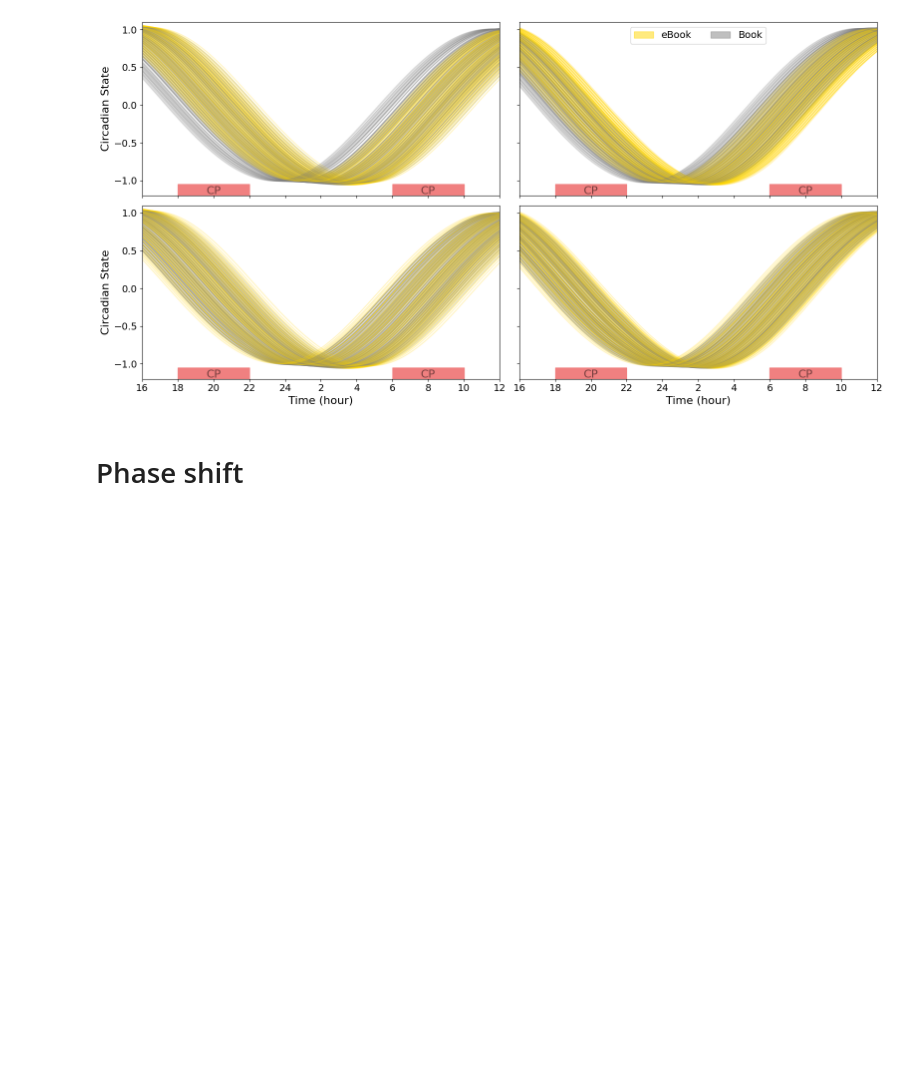
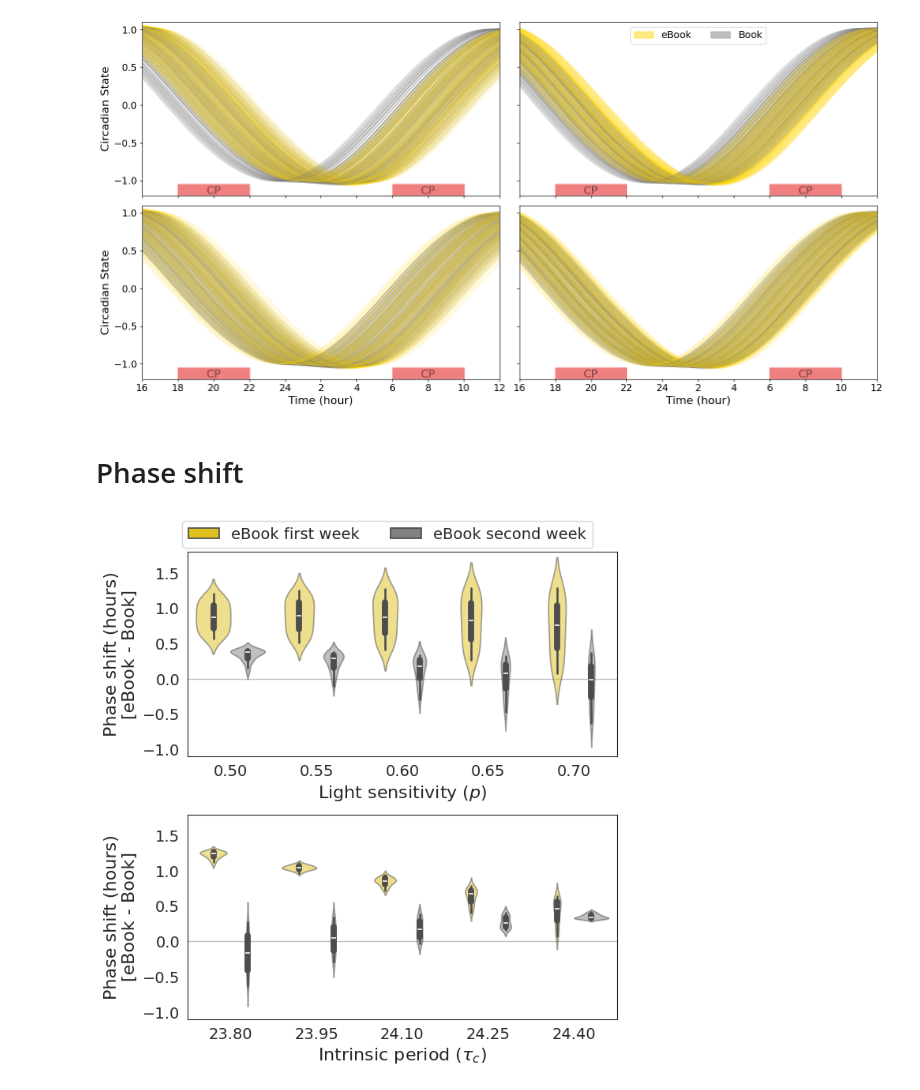
Before and after one commit to ftavella/evening_light_article, a Jupyter notebook: 14_figure_2.ipynb, the cells around one changed output. Saved outputs shown, nothing was run; the diff lists cells and outputs as text; code cells hidden in the pictures; blank space fills up the shorter version.

Commit message:
phase shift plots

```diff
--- a/14_figure_2.ipynb
+++ b/14_figure_2.ipynb
@@ -156 +159,76 @@ plt.show()
 simulation_features = pd.read_csv("data/chang14_selected_light_sensitivity_parameters/selected_light_sensitivity_parameters_simulation_features.csv", index_col=0)
+# %%
+def get_shift_data(simulation_features, baseline_condition, light_condition, ebook_order):
+    book_day = 12 if ebook_order == 'ebook_first' else 6
+    ebook_day = 6 if ebook_order == 'ebook_first' else 12
+    book_cbtmin = simulation_features[(simulation_features['day'] == book_day) & (simulation_features['daily_condition'] == 'Book') &
+                                        (simulation_features['simulation_condition'] == f'chang14_{baseline_condition}{ebook_order}') &
+                                        (simulation_features['light_condition'] == light_condition)]
+    ebook_cbtmin = simulation_features[(simulation_features['day'] == ebook_day) & (simulation_features['daily_condition'] == 'eBook') &
+                                        (simulation_features['simulation_condition'] == f'chang14_{baseline_condition}{ebook_order}') &
+                                        (simulation_features['light_condition'] == light_condition)]
+    shift = pd.DataFrame()
+    shift['diff'] = ebook_cbtmin['cbtmin'] - book_cbtmin['cbtmin']
+    shift['simulation_condition'] = ebook_cbtmin['simulation_condition']
+    shift['light_condition'] = light_condition
+    shift['p'] = selected_parameters['p'].values
+    shift['k'] = selected_parameters['k'].values
+    shift['tauc'] = selected_parameters['tauc'].values
+
+    return shift
+# %%
+baseline_condition = '' # ['high_', '']
+shift_first = get_shift_data(simulation_features, baseline_condition, light_condition, 'ebook_first')
+shift_second = get_shift_data(simulation_features, baseline_condition, light_condition, 'ebook_second')
+df = pd.concat([shift_first, shift_second])
+
+sns.set_style('white')
+
+palette = {
+    'chang14_ebook_first': 'gold',
+    'chang14_ebook_second': 'gray'
+}
+
+fig, ax = plt.subplots(2, 1, figsize=(figsize_scaling * figsize[0], figsize_scaling * figsize[1]*2), sharey=True)
+sns.violinplot(x='p', y='diff', hue='simulation_condition', data=df, ax=ax[0], palette=palette,)
+sns.violinplot(x='tauc', y='diff', hue='simulation_condition', data=df, ax=ax[1], legend=False,
+               palette=palette)
+
+for ax_i in ax:
+    for violin  in ax_i.collections[::]:
+        violin.set_alpha(0.5)
+
+# adjust legend position
+handles, labels = ax[0].get_legend_handles_labels()
+labels = ['eBook first week', 'eBook second week']
+fig.legend(handles, labels, ncol=2, bbox_to_anchor=(0.55, 1.05), loc='upper center', fontsize=legend_fontsize)
+
+ax[0].get_legend().remove()
+ax[0].set_xticks(range(len(df['p'].unique())))
+ax[0].set_xticklabels([f'{p:.2f}' for p in df['p'].unique()], fontsize=tick_label_fontsize)
+ax[1].set_xticks(range(len(df['tauc'].unique())))
+ax[1].set_xticklabels([f'{p:.2f}' for p in df['tauc'].unique()], fontsize=tick_label_fontsize)
+
+ax[0].tick_params(axis='both', which='major', labelsize=tick_label_fontsize)
+ax[1].tick_params(axis='both', which='major', labelsize=tick_label_fontsize)
+
+ax[0].set_ylabel('Phase shift (hours)\n[eBook - Book]', fontsize=axis_label_fontsize)
+ax[1].set_ylabel('Phase shift (hours)\n[eBook - Book]', fontsize=axis_label_fontsize)
+ax[0].set_xlabel(r'Light sensitivity ($p$)', fontsize=axis_label_fontsize)
+ax[1].set_xlabel(r'Intrinsic period ($\tau_{c}$)', fontsize=axis_label_fontsize)
+
+ax[0].set_ylim(-1.1, 1.8)
+ax[1].set_ylim(-1.1, 1.8)
+
+ax[0].axhline(0, color='black', linewidth=1, linestyle='-', zorder=0, alpha=0.25)
+ax[1].axhline(0, color='black', linewidth=1, linestyle='-', zorder=0, alpha=0.25)
+
+plt.tight_layout()
+
+baseline_condition_name = 'low_baseline' if baseline_condition == '' else 'high_baseline'
+plt.savefig(f"figures/phase_shift_{baseline_condition_name}.pdf", bbox_inches='tight')
+plt.savefig(f"figures/phase_shift_{baseline_condition_name}.png", bbox_inches='tight', dpi=300)
+
+plt.show()
+# %% [output]
+[figure, added]
```
Also changed, not shown: parts of 2 cells of this notebook, 4 other files.
